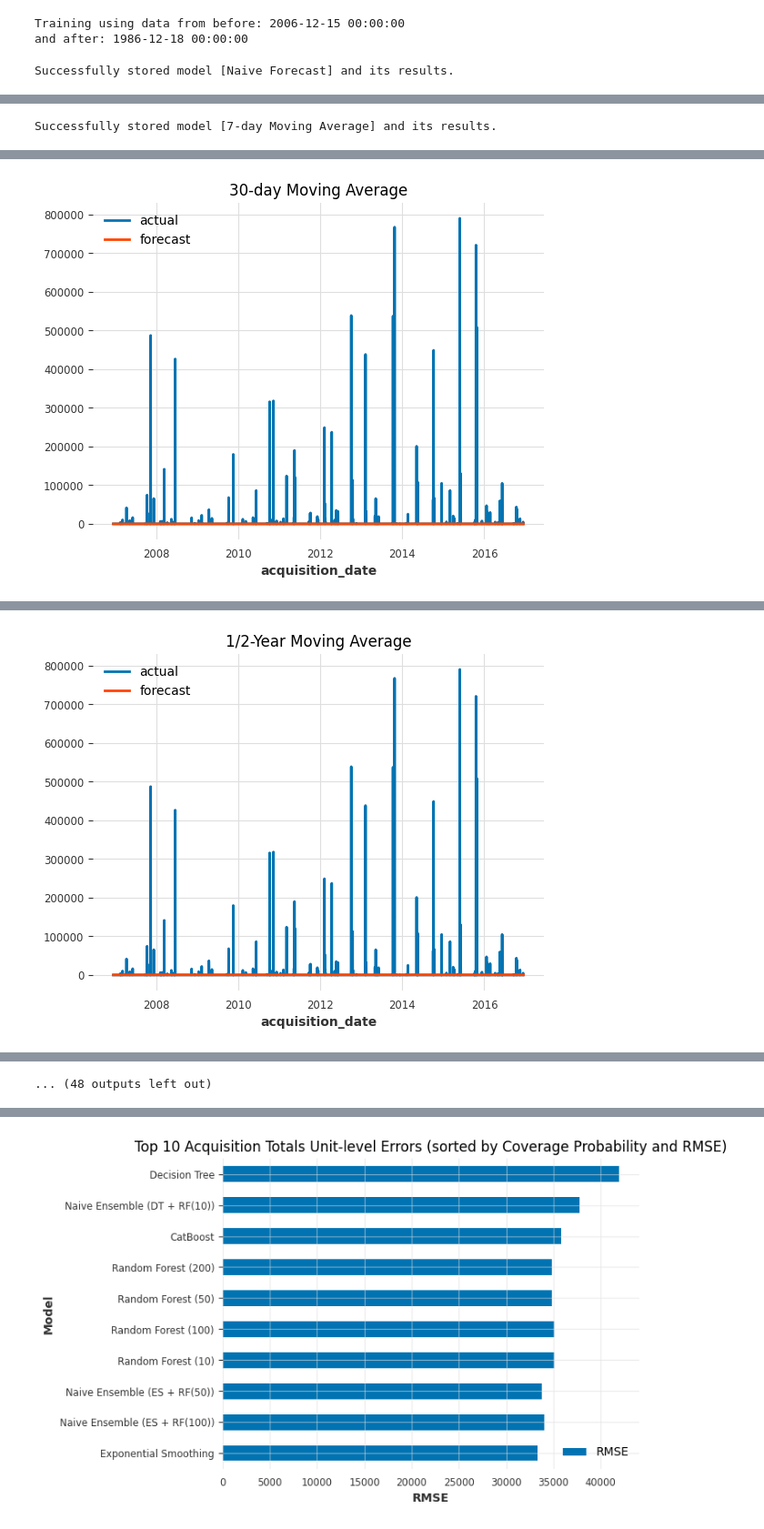
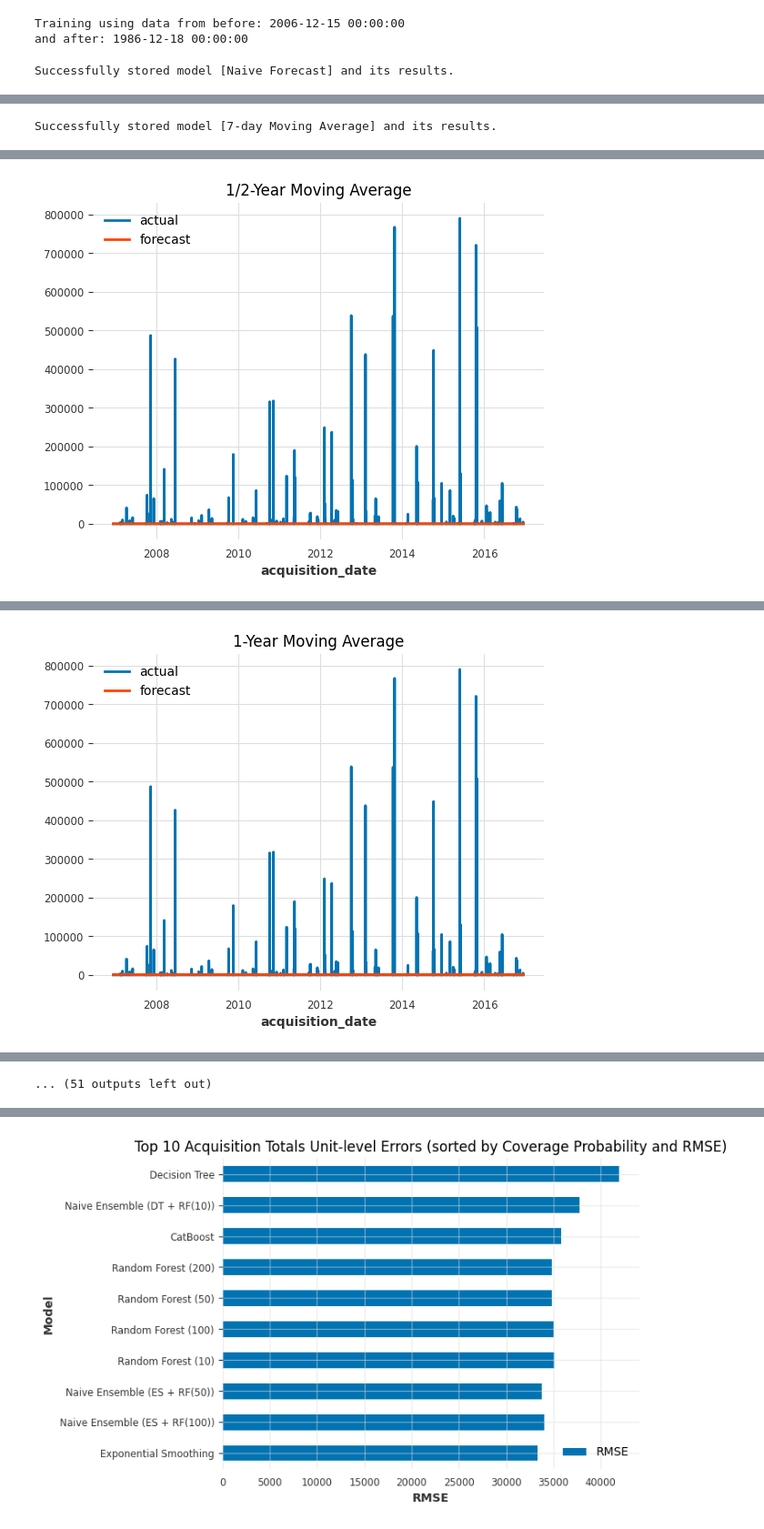
Before and after one commit to marisol-yake/MMM-museum-analytics, a Jupyter notebook: examples/NYC_MoMA_Example/Collections Time Series Forecasting.ipynb, the cells around one changed output, grey strips where cells are left out. Shown at 91% size. Drawn from its saved outputs; the diff is of its cells as text; code cells hidden in the pictures.

```diff
--- a/examples/NYC_MoMA_Example/Collections Time Series Forecasting.ipynb
+++ b/examples/NYC_MoMA_Example/Collections Time Series Forecasting.ipynb
@@ -242,9 +215,8 @@ adate_sum_lag_5     5
 dtype: int64
 # %%
 # Dataset comparison - Record Loss
-records = adate_groupby.shape[0]
-final_dataset = adate_groupby.dropna().drop_duplicates("acquisition_date")
-# final_dataset = final_dataset.drop(columns = ["weekday", "date"])
+records = daily_acq_groupby.shape[0]
+final_dataset = daily_acq_groupby.dropna().drop_duplicates("acquisition_date")
 no_nulls = final_dataset.shape[0]
 # %%
 print("Number of Records before dropping nulls:", records)
@@ -260,12 +232,11 @@ Number of Records after dropping nulls: 10951
 # %%
 # Non-count variables
 exogenous_columns = [
-    # "week_of_month",
     "day_of_month", "month", "weekday",
     "department", "credit_group", "storage_group",
-    "adate_sum_lag_1", "adate_sum_lag_2", "adate_sum_lag_3",
-    "adate_sum_lag_4", "adate_sum_lag_5"
+    "acq_total_lag_1", "acq_total_lag_2", "acq_total_lag_3",
+    "acq_total_lag_4", "acq_total_lag_5"
 ]
 final_dataset["acquisition_date"] = pd.to_datetime(final_dataset["acquisition_date"])
 exogenous_series = TimeSeries.from_dataframe(final_dataset, "acquisition_date", exogenous_columns, fill_missing_dates=True, freq="D")
-target_series = TimeSeries.from_dataframe(final_dataset, "acquisition_date",  "adate_sum", fill_missing_dates=True, freq="D")
+target_series = TimeSeries.from_dataframe(final_dataset, "acquisition_date",  "acq_total", fill_missing_dates=True, freq="D")
@@ -293,11 +266,10 @@ models = {
     # Baseline Statistical Models
     "Naive Forecast": NaiveDrift(),
     "7-day Moving Average": NaiveMovingAverage(7),  # Naive Weekly Moving Average
-    "14-day Moving Average": NaiveMovingAverage(14),  # Naive Biweekly Moving Average
     "30-day Moving Average": NaiveMovingAverage(30),  # Naive Monthly Moving Average
     "1/2-Year Moving Average": NaiveMovingAverage((365//2)),  # Naive Half-Year Moving Average
     "1-Year Moving Average": NaiveMovingAverage(365),  # Naive Yearly Moving Average
-    "1-Year Moving Average": NaiveMovingAverage(365 * 3),  # Naive 3-Year Moving Average
+    "3-Year Moving Average": NaiveMovingAverage(365 * 3),  # Naive 3-Year Moving Average
     "Exponential Smoothing": ExponentialSmoothing(seasonal_periods = (365 * 3), random_state = 10), # +1
 
     # Domain Specific Models - Intermittent Demand Forecasting
@@ -393,14 +365,16 @@ for model_name, model in models.items():
     val = fill_missing_values(val, 0.0)
     validation_length = len(val)
 
-    if model_name in ["Decision Tree", "Random Forest (10)", "Random Forest (50)", "Random Forest (100)", "Random Forest (200)", "CatBoost", "LightGBM", "Naive Ensemble (DT + RF(10))"]:
+    if model_name in ["Decision Tree", "Random Forest (10)", "Random Forest (50)", "Random Forest (100)", "Random Forest (200)",
+                      "CatBoost", "LightGBM", "Naive Ensemble (DT + RF(10))"]:
         model.fit(train, past_covariates = exogenous_series)
 
     else:
         model.fit(train)
 
 
-    if model_name in ["Decision Tree", "Random Forest (10)", "Random Forest (50)", "Random Forest (100)", "Random Forest (200)", "CatBoost", "LightGBM", "Naive Ensemble (DT + RF(10))"]:
+    if model_name in ["Decision Tree", "Random Forest (10)", "Random Forest (50)", "Random Forest (100)", "Random Forest (200)",
+                      "CatBoost", "LightGBM", "Naive Ensemble (DT + RF(10))"]:
         predictions = model.predict(n = validation_length, past_covariates = exogenous_series)
     else:
         predictions = model.predict(n = validation_length)
@@ -449 +423 @@ Successfully stored model [30-day Moving Average] and its results.
-[figure, old version]
+[figure, new version]
@@ -451 +425 @@ Successfully stored model [1/2-Year Moving Average] and its results.
-[figure, old version]
+[figure, new version]
@@ -453,5 +427,5 @@ Successfully stored model [1-Year Moving Average] and its results.
 [figure]
-... (48 outputs left out)
+... (51 outputs left out)
 # %%
 # Model performance visual comparisons
 results = pd.DataFrame(results)
```
Also changed, not shown: parts of 19 cells of this notebook, 4 other files.
